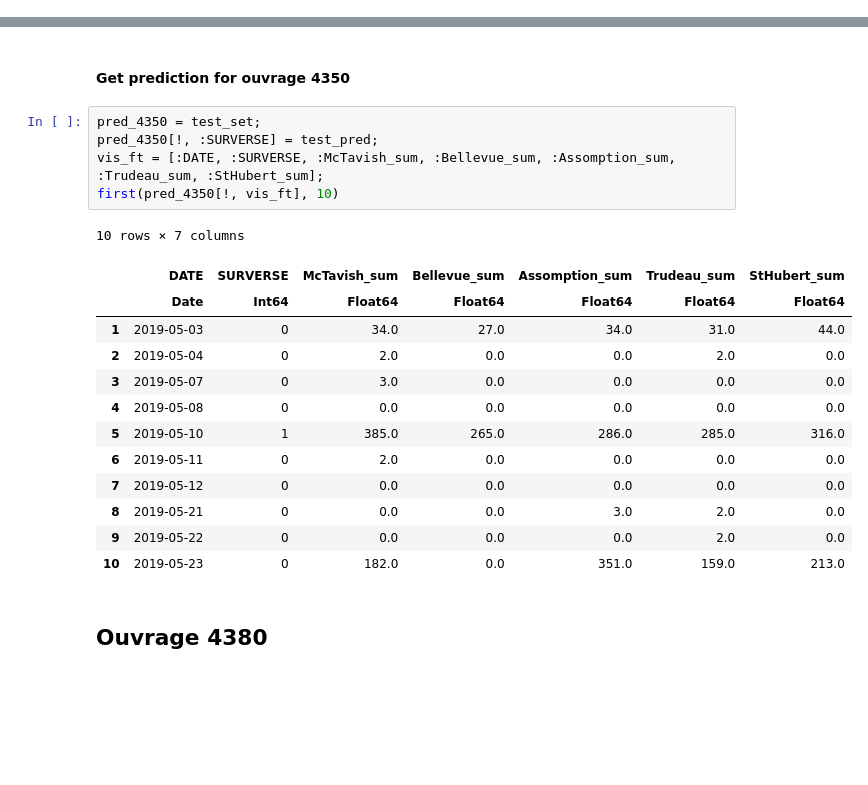
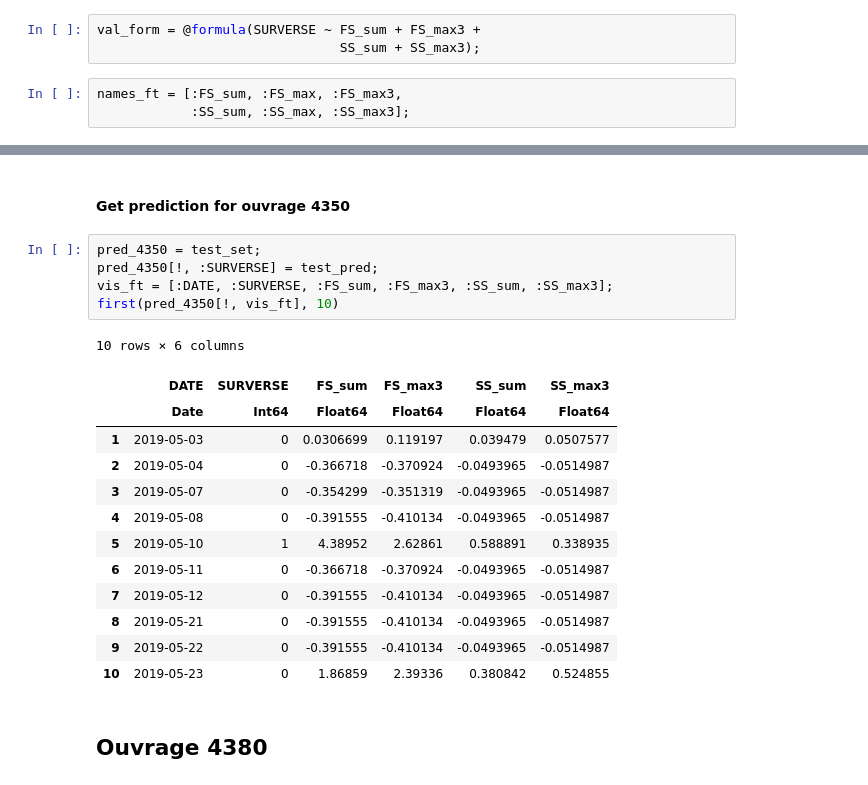
Before and after one commit to JeyzerMC/MTH3302-Project, a Jupyter notebook: Modele_Isolation.ipynb, the cells around one changed output, grey strips where cells are left out. Saved outputs shown, nothing was run; the diff lists cells and outputs as text; blank space fills up the shorter version.

```diff
--- a/Modele_Isolation.ipynb
+++ b/Modele_Isolation.ipynb
@@ -30,3 +21,9 @@ names_ft = [:McTavish_sum, :McTavish_max, :McTavish_max3,
+# %%
+val_form = @formula(SURVERSE ~ FS_sum + FS_max3 +
+                               SS_sum + SS_max3);
+# %%
+names_ft = [:FS_sum, :FS_max, :FS_max3,
+            :SS_sum, :SS_max, :SS_max3];
 # %%
 params_rf = DataFrame(param=String[], min=Int8[], max=Int8[], step=Int8[]);
 
@@ -356,22 +395,22 @@ test_pred = convert(Array{Int}, trunc.(test_pred));
 # %%
 pred_4350 = test_set;
 pred_4350[!, :SURVERSE] = test_pred;
-vis_ft = [:DATE, :SURVERSE, :McTavish_sum, :Bellevue_sum, :Assomption_sum, :Trudeau_sum, :StHubert_sum];
+vis_ft = [:DATE, :SURVERSE, :FS_sum, :FS_max3, :SS_sum, :SS_max3];
 first(pred_4350[!, vis_ft], 10)
 # %% [output]
-10 rows × 7 columns
+10 rows × 6 columns
-|  | DATE | SURVERSE | McTavish_sum | Bellevue_sum | Assomption_sum | Trudeau_sum | StHubert_sum |
-|  | Date | Int64 | Float64 | Float64 | Float64 | Float64 | Float64 |
-| 1 | 2019-05-03 | 0 | 34.0 | 27.0 | 34.0 | 31.0 | 44.0 |
-| 2 | 2019-05-04 | 0 | 2.0 | 0.0 | 0.0 | 2.0 | 0.0 |
-| 3 | 2019-05-07 | 0 | 3.0 | 0.0 | 0.0 | 0.0 | 0.0 |
-| 4 | 2019-05-08 | 0 | 0.0 | 0.0 | 0.0 | 0.0 | 0.0 |
-| 5 | 2019-05-10 | 1 | 385.0 | 265.0 | 286.0 | 285.0 | 316.0 |
-| 6 | 2019-05-11 | 0 | 2.0 | 0.0 | 0.0 | 0.0 | 0.0 |
-| 7 | 2019-05-12 | 0 | 0.0 | 0.0 | 0.0 | 0.0 | 0.0 |
-| 8 | 2019-05-21 | 0 | 0.0 | 0.0 | 3.0 | 2.0 | 0.0 |
-| 9 | 2019-05-22 | 0 | 0.0 | 0.0 | 0.0 | 2.0 | 0.0 |
-| 10 | 2019-05-23 | 0 | 182.0 | 0.0 | 351.0 | 159.0 | 213.0 |
+|  | DATE | SURVERSE | FS_sum | FS_max3 | SS_sum | SS_max3 |
+|  | Date | Int64 | Float64 | Float64 | Float64 | Float64 |
+| 1 | 2019-05-03 | 0 | 0.0306699 | 0.119197 | 0.039479 | 0.0507577 |
+| 2 | 2019-05-04 | 0 | -0.366718 | -0.370924 | -0.0493965 | -0.0514987 |
+| 3 | 2019-05-07 | 0 | -0.354299 | -0.351319 | -0.0493965 | -0.0514987 |
+| 4 | 2019-05-08 | 0 | -0.391555 | -0.410134 | -0.0493965 | -0.0514987 |
+| 5 | 2019-05-10 | 1 | 4.38952 | 2.62861 | 0.588891 | 0.338935 |
+| 6 | 2019-05-11 | 0 | -0.366718 | -0.370924 | -0.0493965 | -0.0514987 |
+| 7 | 2019-05-12 | 0 | -0.391555 | -0.410134 | -0.0493965 | -0.0514987 |
+| 8 | 2019-05-21 | 0 | -0.391555 | -0.410134 | -0.0493965 | -0.0514987 |
+| 9 | 2019-05-22 | 0 | -0.391555 | -0.410134 | -0.0493965 | -0.0514987 |
+| 10 | 2019-05-23 | 0 | 1.86859 | 2.39336 | 0.380842 | 0.524855 |
 # %% [markdown]
 ## Ouvrage 4380
 # %%
```
Also changed, not shown: parts of 48 cells of this notebook, 13 other files.
